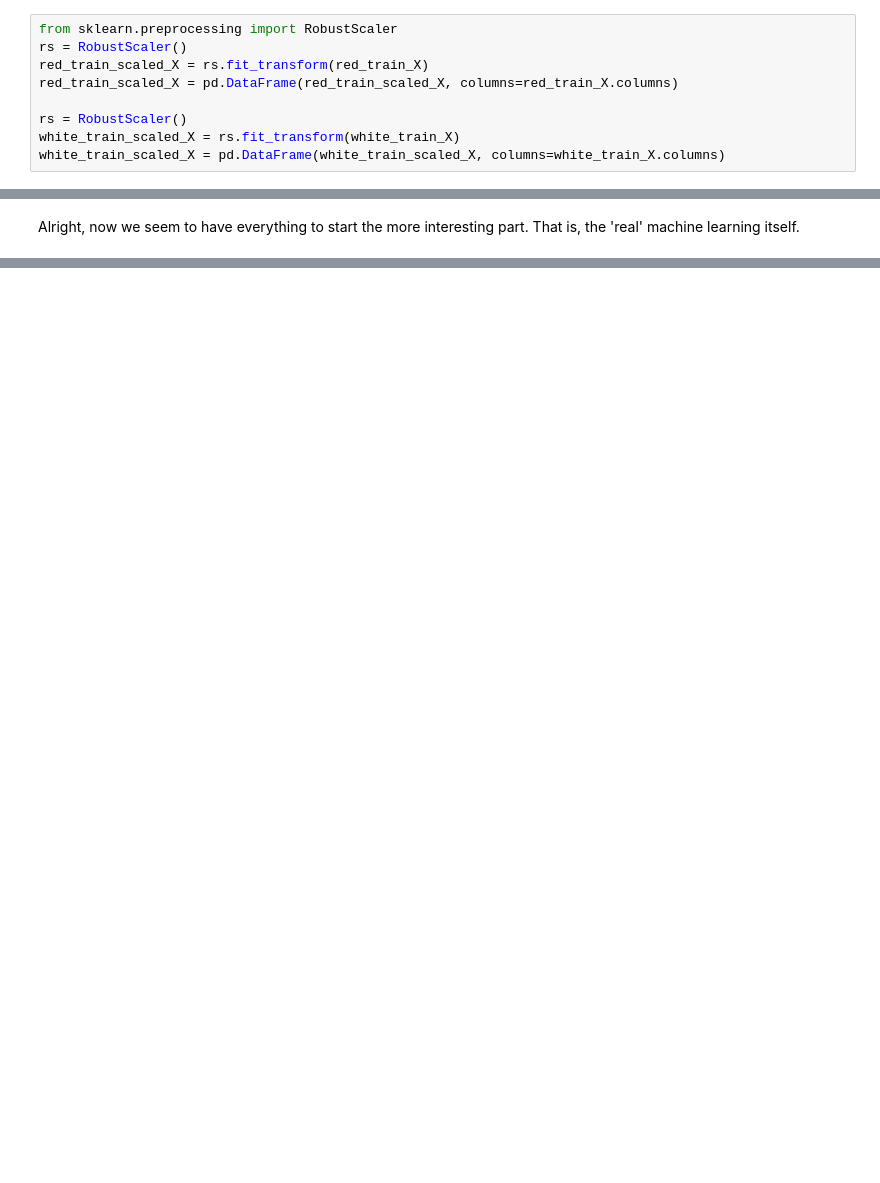
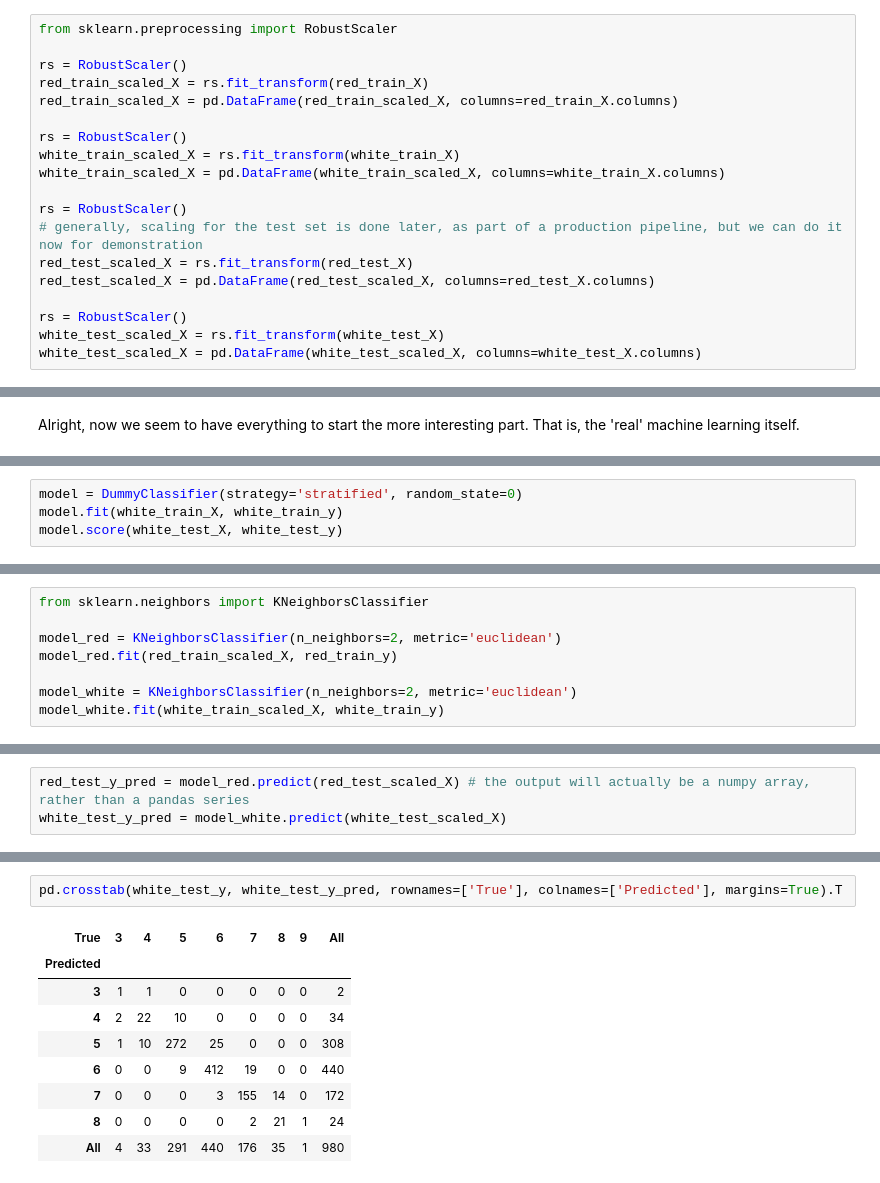
Before and after one commit to maksymantonov/ml-example, a Jupyter notebook: Wine.ipynb, the cells around one changed output, grey strips where cells are left out. Cells and saved outputs as stored; diff of their text form; blank space fills up the shorter version.

```diff
--- a/Wine.ipynb
+++ b/Wine.ipynb
@@ -628,5 +645,6 @@ white_train_X = white_train.iloc[:, :-1].copy()
 # %%
 from sklearn.preprocessing import RobustScaler
+
 rs = RobustScaler()
 red_train_scaled_X = rs.fit_transform(red_train_X)
 red_train_scaled_X = pd.DataFrame(red_train_scaled_X, columns=red_train_X.columns)
@@ -634,6 +652,15 @@ red_train_scaled_X = pd.DataFrame(red_train_scaled_X, columns=red_train_X.column
 rs = RobustScaler()
 white_train_scaled_X = rs.fit_transform(white_train_X)
 white_train_scaled_X = pd.DataFrame(white_train_scaled_X, columns=white_train_X.columns)
+
+rs = RobustScaler()
+# generally, scaling for the test set is done later, as part of a production pipeline, but we can do it now for demonstration
+red_test_scaled_X = rs.fit_transform(red_test_X)
+red_test_scaled_X = pd.DataFrame(red_test_scaled_X, columns=red_test_X.columns)
+
+rs = RobustScaler()
+white_test_scaled_X = rs.fit_transform(white_test_X)
+white_test_scaled_X = pd.DataFrame(white_test_scaled_X, columns=white_test_X.columns)
 # %% [markdown]
 Let's see whether it worked
 # %%
@@ -821,0 +917,4 @@ importance
+# %%
+model = DummyClassifier(strategy='stratified', random_state=0)
+model.fit(white_train_X, white_train_y)
+model.score(white_test_X, white_test_y)
@@ -821,0 +933,8 @@ importance
+# %%
+from sklearn.neighbors import KNeighborsClassifier
+
+model_red = KNeighborsClassifier(n_neighbors=2, metric='euclidean')
+model_red.fit(red_train_scaled_X, red_train_y)
+
+model_white = KNeighborsClassifier(n_neighbors=2, metric='euclidean')
+model_white.fit(white_train_scaled_X, white_train_y)
@@ -821,0 +949,3 @@ importance
+# %%
+red_test_y_pred = model_red.predict(red_test_scaled_X) # the output will actually be a numpy array, rather than a pandas series
+white_test_y_pred = model_white.predict(white_test_scaled_X)
@@ -821,0 +974,12 @@ importance
+# %%
+pd.crosstab(white_test_y, white_test_y_pred, rownames=['True'], colnames=['Predicted'], margins=True).T
+# %% [output]
+| True | 3 | 4 | 5 | 6 | 7 | 8 | 9 | All |
+| Predicted |  |  |  |  |  |  |  |  |
+| 3 | 1 | 1 | 0 | 0 | 0 | 0 | 0 | 2 |
+| 4 | 2 | 22 | 10 | 0 | 0 | 0 | 0 | 34 |
+| 5 | 1 | 10 | 272 | 25 | 0 | 0 | 0 | 308 |
+| 6 | 0 | 0 | 9 | 412 | 19 | 0 | 0 | 440 |
+| 7 | 0 | 0 | 0 | 3 | 155 | 14 | 0 | 172 |
+| 8 | 0 | 0 | 0 | 0 | 2 | 21 | 1 | 24 |
+| All | 4 | 33 | 291 | 440 | 176 | 35 | 1 | 980 |
```
Also changed, not shown: parts of 76 cells of this notebook.
